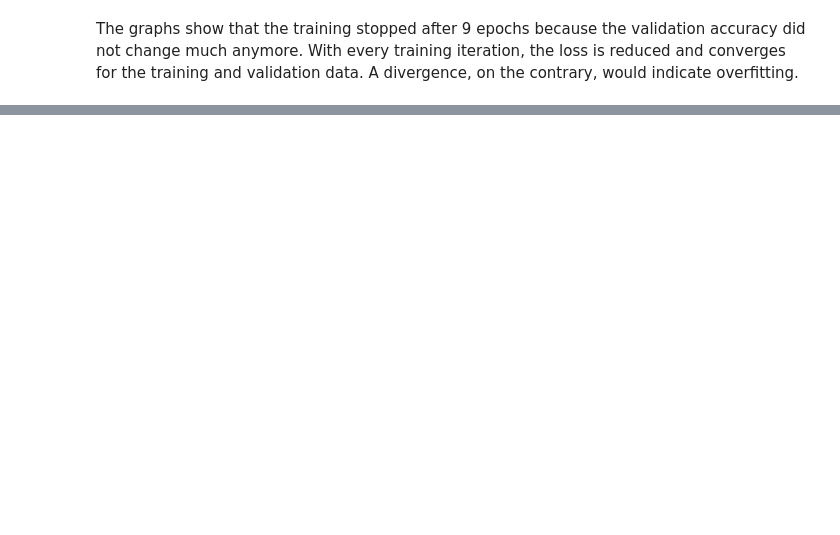
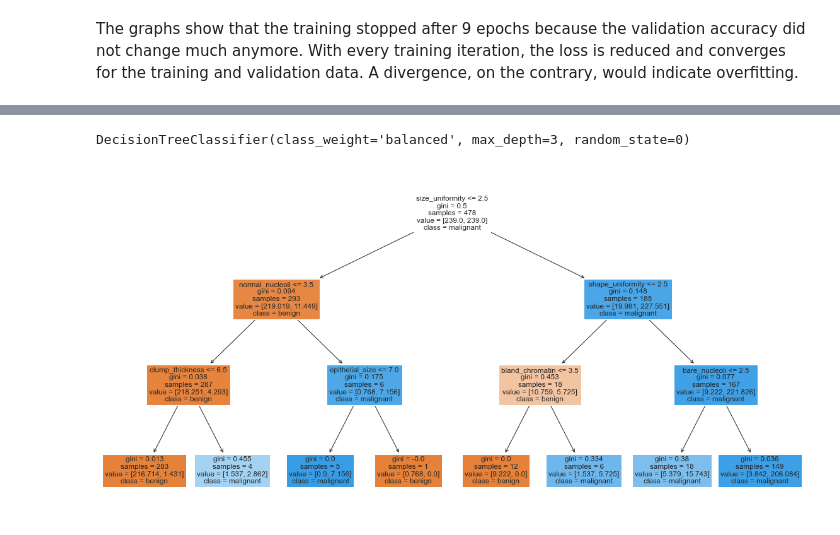
Before and after one commit to verysummer/tumor-classification, a Jupyter notebook: Cancer_Classification.ipynb, the cells around one changed output, grey strips where cells are left out. Cells and saved outputs as stored; diff of their text form; code cells hidden in the pictures; blank space fills up the shorter version.

Commit message:
decision tree

```diff
--- a/Cancer_Classification.ipynb
+++ b/Cancer_Classification.ipynb
@@ -417,0 +425,19 @@ Because the features (tumor specifications) were highly correlated, I used a PCA
+# %%
+from sklearn.tree import DecisionTreeClassifier
+model_tree = DecisionTreeClassifier(max_depth=3, class_weight='balanced', random_state=0)
+model_tree.fit(features_train,target_train)
+# %% [output]
+DecisionTreeClassifier(class_weight='balanced', max_depth=3, random_state=0)
+# %%
+import matplotlib.pyplot as plt
+from sklearn.tree import plot_tree
+
+fig,ax = plt.subplots(figsize=(20,10))
+plot_tree(decision_tree=model_tree,
+          feature_names=features_train.columns,
+          class_names=['benign','malignant'],
+          filled=True,
+          #proportion=True,
+          ax=ax);
+# %% [output]
+[figure, added]
```
Also changed, not shown: parts of 13 cells of this notebook, 3 other files.
